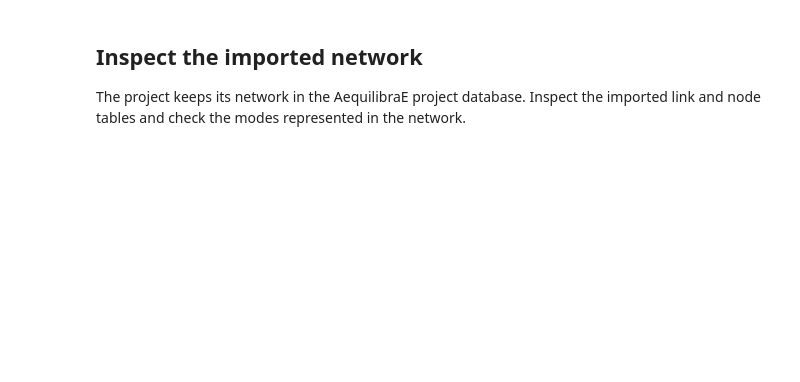
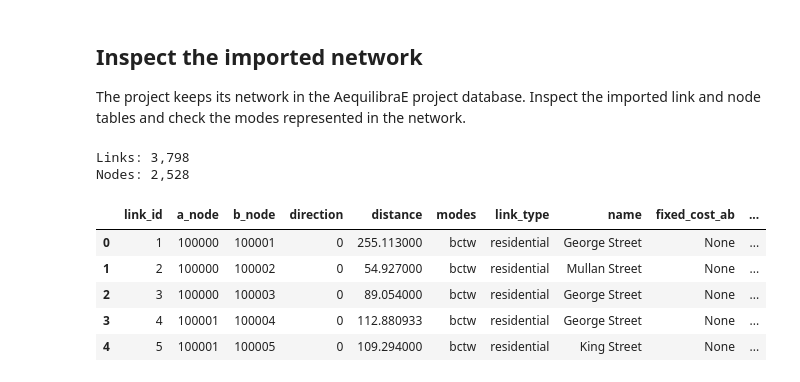
Before and after one commit to AequilibraE/atrf2026, a Jupyter notebook: workshop/mount-isa-osm-example.ipynb, the cells around one changed output. Drawn from its saved outputs; the diff is of its cells as text; code cells hidden in the pictures; blank space fills up the shorter version.

```diff
--- a/workshop/mount-isa-osm-example.ipynb
+++ b/workshop/mount-isa-osm-example.ipynb
@@ -97,16 +73,6 @@ else:
 # %%
-project = Project()
-project.new(project_path)
-
-if import_source == "pbf":
-    project.network.importer.osm(
-        pbf_path=pbf_path,
-        modes=("car", "transit", "bicycle", "walk"),
-        simplify=True,
-    )
-else:
-    project.network.importer.osm(
-        model_area=model_area,
-        modes=("car", "transit", "bicycle", "walk"),
-        simplify=False,
-    )
+project.tables.importer.osm(
+    pbf_path=pbf_path,
+    modes=("car", "transit", "bicycle", "walk"),
+    simplify=True,
+)
@@ -115,7 +99,16 @@ else:
 
 The project keeps its network in the AequilibraE project database. Inspect the imported link and node tables and check the modes represented in the network.
 # %%
-links = project.network.links.data
-nodes = project.network.nodes.data
+links = project.tables.links.data
+nodes = project.tables.nodes.data
 print(f"Links: {len(links):,}\nNodes: {len(nodes):,}")
 links.head()
+# %% [output]
+Links: 3,798
+Nodes: 2,528
+|  | link_id | a_node | b_node | direction | distance | modes | link_type | name | fixed_cost_ab | ... |
+| 0 | 1 | 100000 | 100001 | 0 | 255.113000 | bctw | residential | George Street | None | ... |
+| 1 | 2 | 100000 | 100002 | 0 | 54.927000 | bctw | residential | Mullan Street | None | ... |
+| 2 | 3 | 100000 | 100003 | 0 | 89.054000 | bctw | residential | George Street | None | ... |
+| 3 | 4 | 100001 | 100004 | 0 | 112.880933 | bctw | residential | George Street | None | ... |
+| 4 | 5 | 100001 | 100005 | 0 | 109.294000 | bctw | residential | King Street | None | ... |
```
Also changed, not shown: parts of 42 cells of this notebook, 1 other file.
